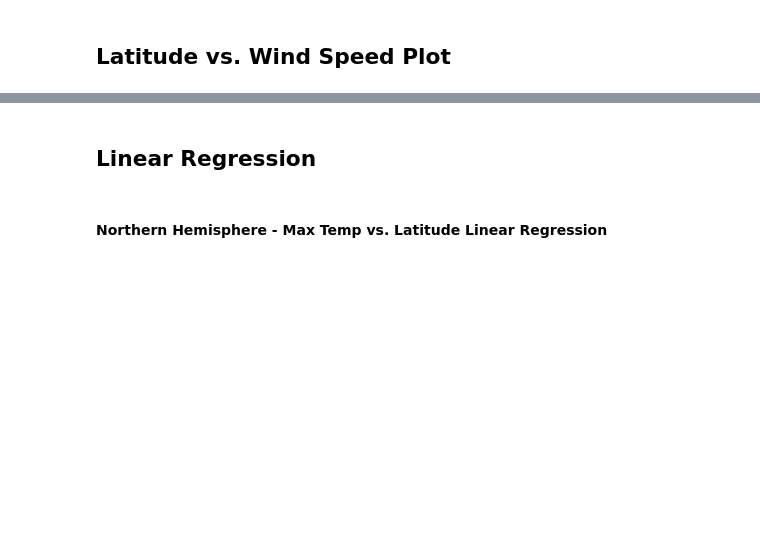
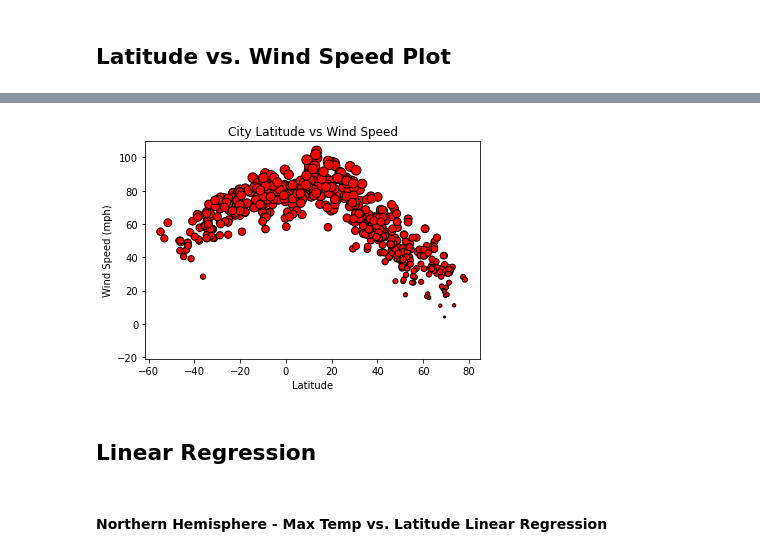
Before and after one commit to vasu11/python-api-challenge, a Jupyter notebook: WeatherPy/WeatherPy.ipynb, the cells around one changed output, grey strips where cells are left out. Saved outputs shown, nothing was run; the diff lists cells and outputs as text; code cells hidden in the pictures; blank space fills up the shorter version.

```diff
--- a/WeatherPy/WeatherPy.ipynb
+++ b/WeatherPy/WeatherPy.ipynb
@@ -201,3 +216,14 @@ Int64Index([], dtype='int64')
+# %%
+lat = weather_data.iloc[:,1]
+wind = weather_data.iloc[:,5]
+plt.scatter(lat, temp, marker="o", facecolors="red"
+           , edgecolors="black", s=temp)
+plt.title("City Latitude vs Wind Speed")
+plt.xlabel("Latitude")
+plt.ylabel("Wind Speed (mph)")
+plt.show()
+# %% [output]
+[figure, added]
 # %% [markdown]
 ## Linear Regression
 # %% [markdown]
```
Also changed, not shown: parts of 9 cells of this notebook.
